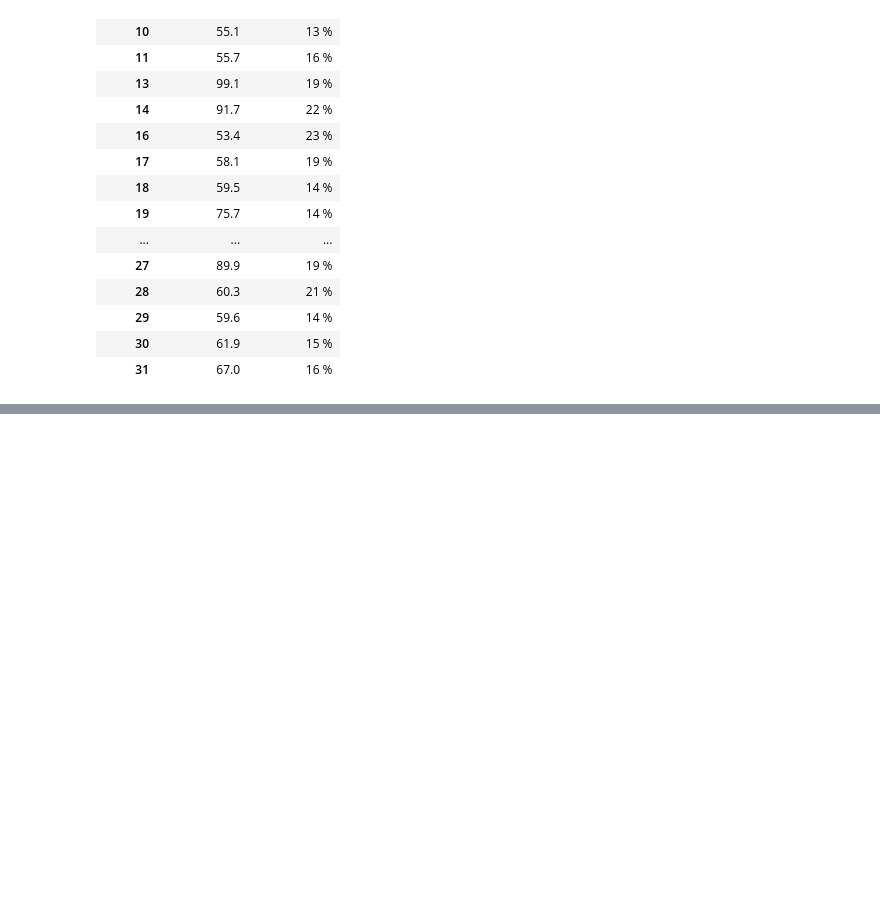
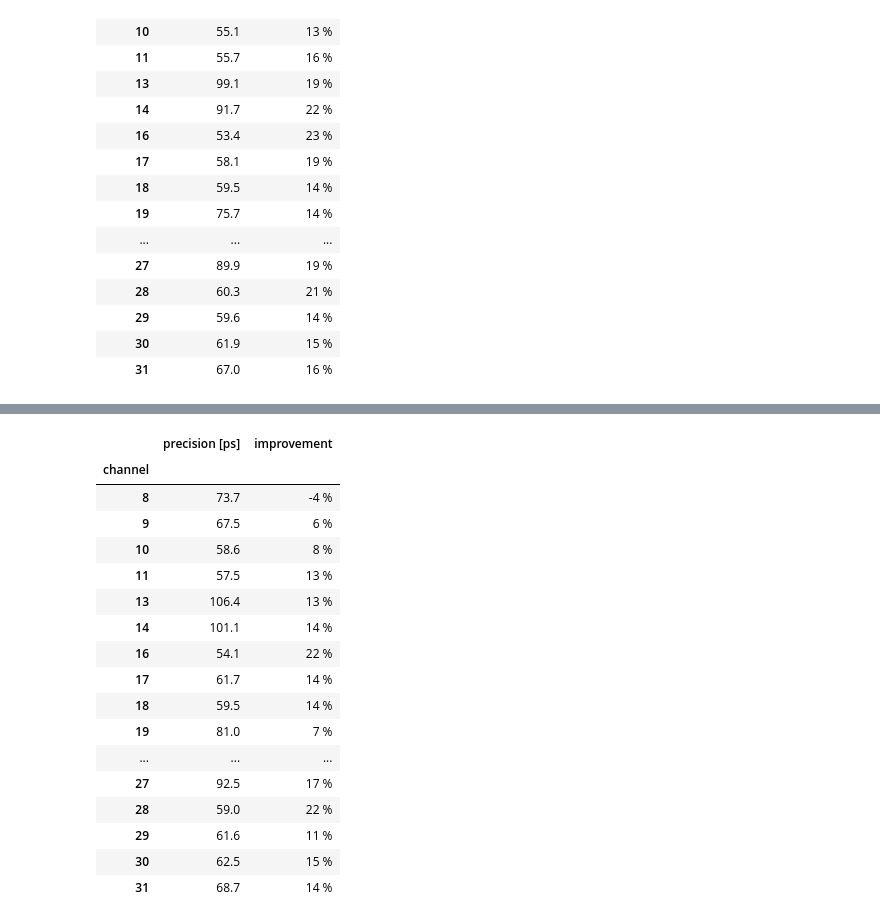
Before and after one commit to MatiXOfficial/pps-diamond-time-measurement, a Jupyter notebook: notebooks/neural_network_results/channel_experiments.ipynb, the cells around one changed output, grey strips where cells are left out. Drawn from its saved outputs; the diff is of its cells as text; code cells hidden in the pictures; blank space fills up the shorter version.

```diff
--- a/notebooks/neural_network_results/channel_experiments.ipynb
+++ b/notebooks/neural_network_results/channel_experiments.ipynb
@@ -215,0 +339,9 @@ df
+# %%
+improvements = {}
+for channel, (X, y) in list(all_channels_data.items()):
+    X_aug, y_aug = augmentation_random_cut(X, y, 16, seed=42, apply=True)
+    _, X_test, _, y_test = train_test_split(X_aug, y_aug, test_size=TEST_SIZE, random_state=RANDOM_STATE)
+    Y_heatmap_test = np.array([gaussian_kernel(y) for y in y_test])
+
+    improvement, _, std_model = compare_model_with_cfd(model, cfd, X_test, y_test, channel, show=False)
+    improvements[channel] = (improvement, std_model)
@@ -215,0 +372,27 @@ df
+# %%
+channels = improvements.keys()
+precision_data = [f'{std_model * 1000:0.1f}' for _, std_model in improvements.values()]
+improvement_data = [f'{improv * 100:0.0f} %' for improv, _ in improvements.values()]
+
+df = pd.DataFrame({'precision [ps]': precision_data, 'improvement': improvement_data}, index=channels)
+df.index.name = 'channel'
+df
+# %% [output]
+|  | precision [ps] | improvement |
+| channel |  |  |
+| 8 | 73.7 | -4 % |
+| 9 | 67.5 | 6 % |
+| 10 | 58.6 | 8 % |
+| 11 | 57.5 | 13 % |
+| 13 | 106.4 | 13 % |
+| 14 | 101.1 | 14 % |
+| 16 | 54.1 | 22 % |
+| 17 | 61.7 | 14 % |
+| 18 | 59.5 | 14 % |
+| 19 | 81.0 | 7 % |
+| ... | ... | ... |
+| 27 | 92.5 | 17 % |
+| 28 | 59.0 | 22 % |
+| 29 | 61.6 | 11 % |
+| 30 | 62.5 | 15 % |
+| 31 | 68.7 | 14 % |
```
Also changed, not shown: parts of 12 cells of this notebook.
